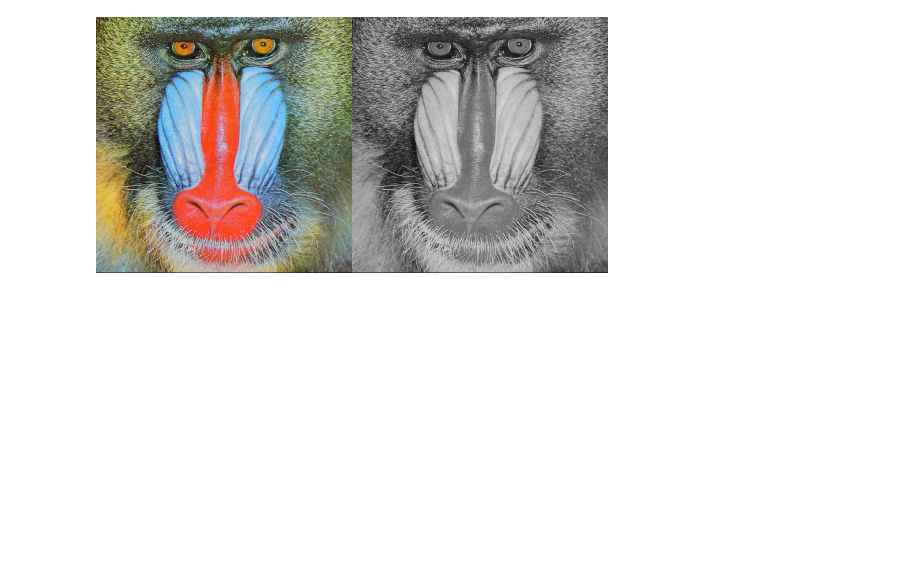
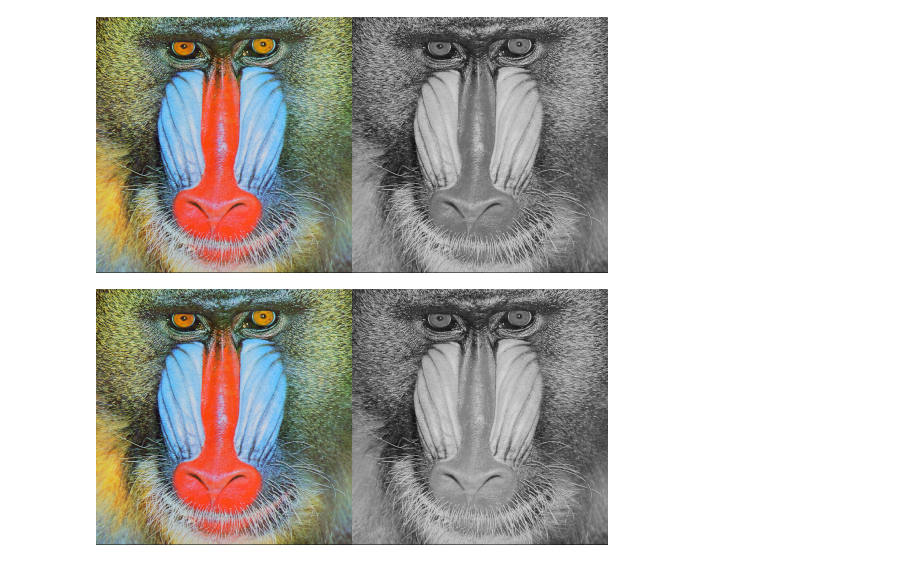
Before and after one commit to riVFerd/PCVK, a Jupyter notebook: week3.ipynb, the cells around one changed output. Cells and saved outputs as stored; diff of their text form; code cells hidden in the pictures; blank space fills up the shorter version.

Commit message:
Update tugas week3

```diff
--- a/week3.ipynb
+++ b/week3.ipynb
@@ -123,0 +122,17 @@ cv2_imshow(final_frame)
+# %%
+# Jawaban Tugas No 4b: Lightness
+image = cv.imread('/content/drive/MyDrive/PCVK/Images/mandrill.tiff')
+image = cv.resize(image, (0,0), fx=0.5, fy=0.5)
+result = np.zeros(image.shape, image.dtype)
+
+for x in range(image.shape[0]):
+  for y in range(image.shape[1]):
+    for z in range(image.shape[2]):
+      max_val = np.max([int(image[x,y,0]),int(image[x,y,1]),int(image[x,y,2])])
+      min_val = np.min([int(image[x,y,0]),int(image[x,y,1]),int(image[x,y,2])])
+      result[x,y,z] = (max_val + min_val) // 2
+
+final_frame = cv.hconcat((image, result))
+cv2_imshow(final_frame)
+# %% [output]
+[figure, added]
```
Also changed, not shown: parts of 3 cells of this notebook.
